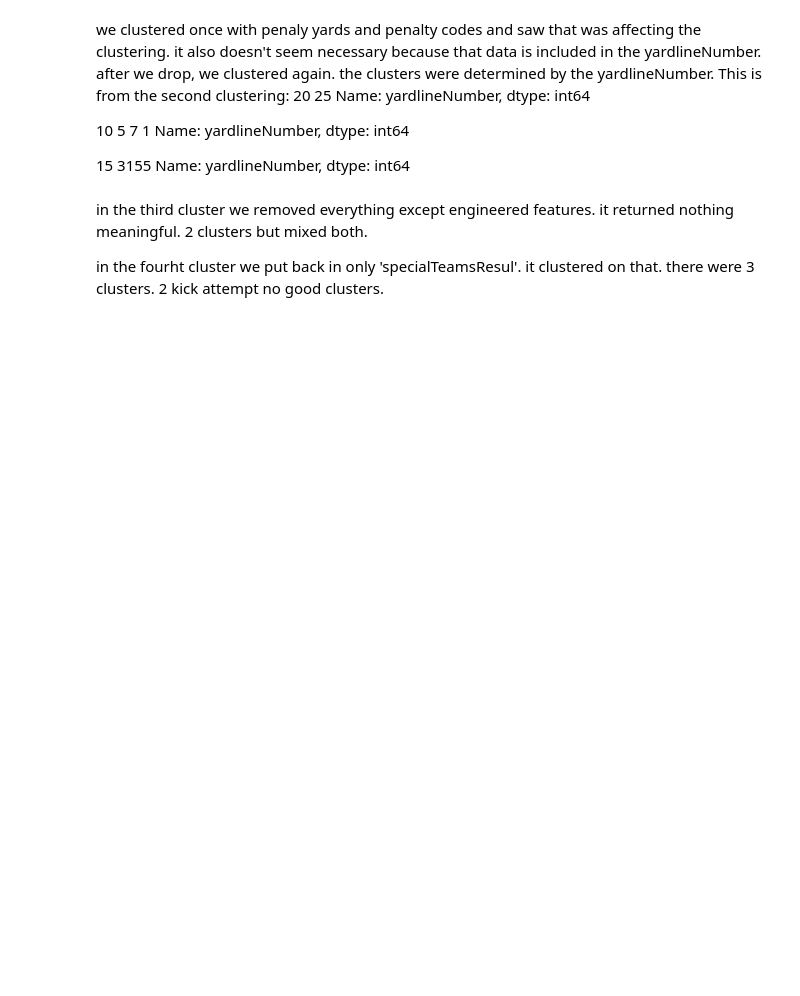
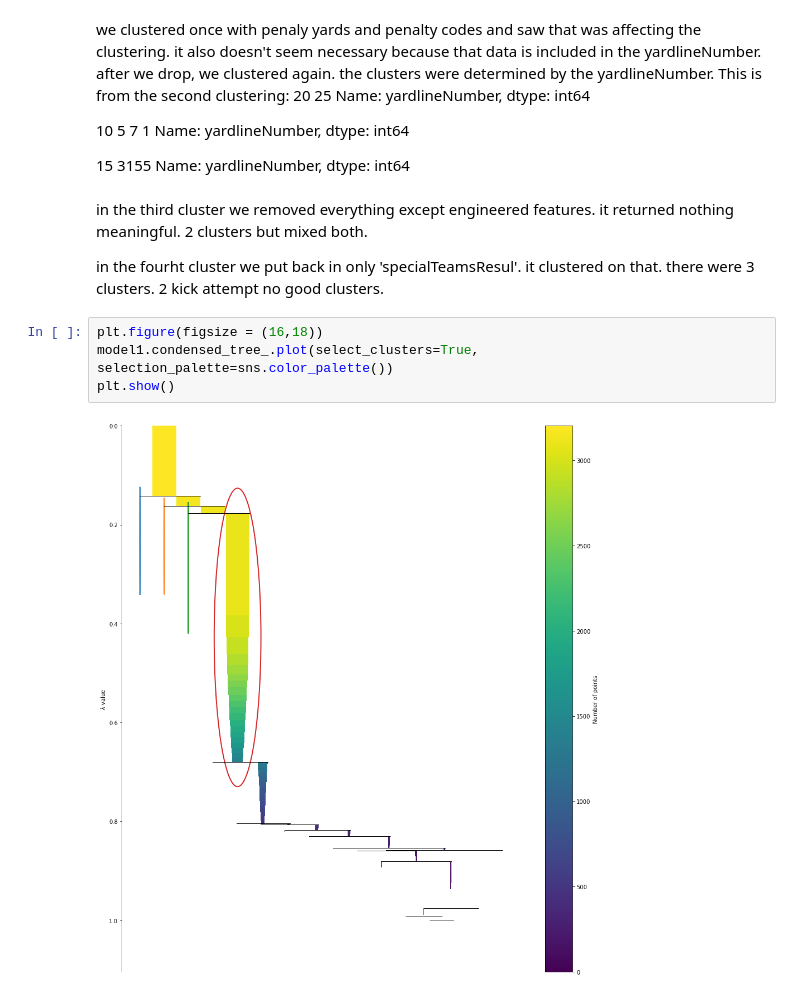
Before and after one commit to egrace479/NFL-BDB-2022, a Jupyter notebook: extra_point_clustering.ipynb, the cells around one changed output. Drawn from its saved outputs; the diff is of its cells as text; blank space fills up the shorter version.

```diff
--- a/extra_point_clustering.ipynb
+++ b/extra_point_clustering.ipynb
@@ -732,3 +634,9 @@ Name: yardlineNumber, dtype: int64
 in the third cluster we removed everything except engineered features. it returned nothing meaningful. 2 clusters but mixed both.
 
 in the fourht cluster we put back in only 'specialTeamsResul'. it clustered on that. there were 3 clusters. 2 kick attempt no good clusters.
+# %%
+plt.figure(figsize = (16,18))
+model1.condensed_tree_.plot(select_clusters=True, selection_palette=sns.color_palette())
+plt.show()
+# %% [output]
+[figure, added]
```
Also changed, not shown: parts of 66 cells of this notebook.
